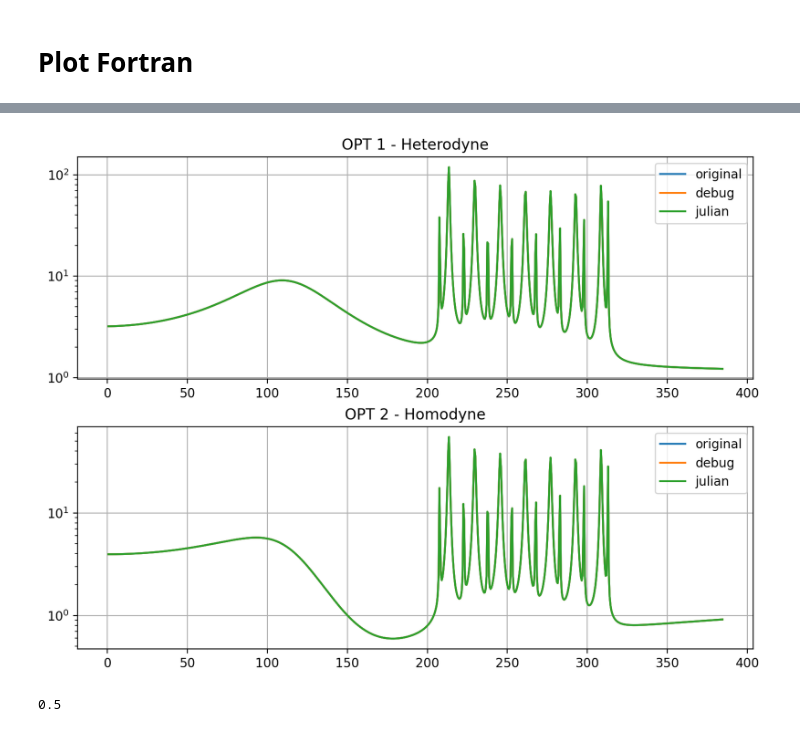
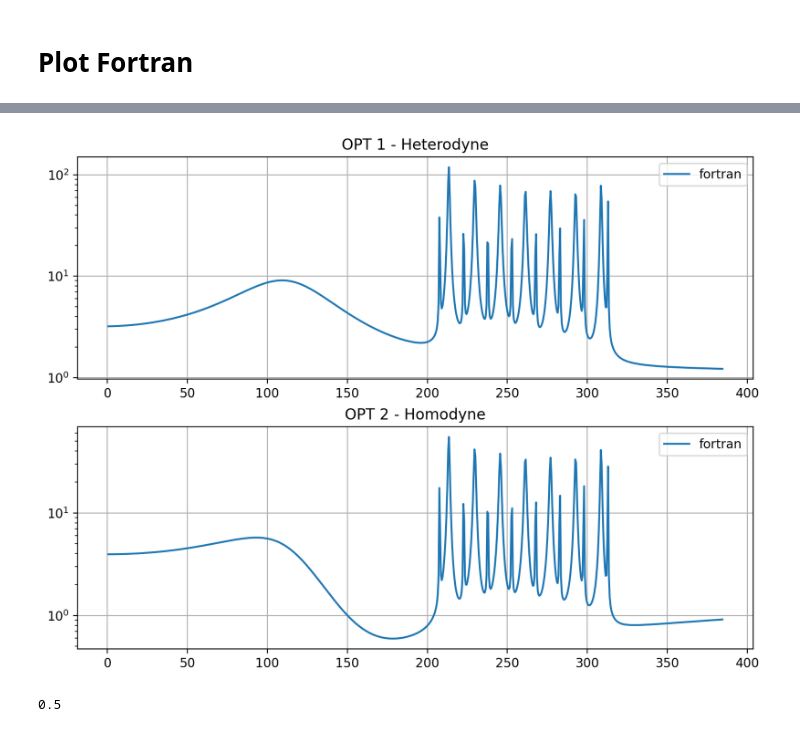
Before and after one commit to julianiacoponi/levisim, a Jupyter notebook: test_physics.ipynb, the cells around one changed output, grey strips where cells are left out. Drawn from its saved outputs; the diff is of its cells as text; code cells hidden in the pictures.

Commit message:
add fortran and .gitignore; remove __pycache__

```diff
--- a/test_physics.ipynb
+++ b/test_physics.ipynb
@@ -8,39 +8,23 @@ import matplotlib.pyplot as plt
 # NOTE: to get the data from this fortran scripts, run
 # gfortran -O2 -llapack NParticle.f90  3DEQRom.f90 ParametersNpair.f90 Suscept.f90 PSD.f90 NoiseVec2D.f90; ./a.out
 
-base_root = '/Users/julian/Documents/PhD/projects/2024-08 -- Multidimensional QLT/FORTRAN/CBM.Fortran-'
-root_original = base_root + 'ORIGINAL/'
-root_debug = base_root + 'DEBUG/'
-root_julian = base_root + 'JULIAN/'
+root = 'fortran/'
 
 plt.rcParams['figure.dpi'] = 200
 plt.rcParams['figure.figsize'] = (8, 6)
 
-roots = {
-    'original': root_original,
-    'debug': root_debug,
-    'julian': root_julian,
-}
-
-figsize = (10, 8)
-dpi = 300
 PSD_fig = plt.figure(layout='constrained', figsize=(8, 16))
 CBM_fig = plt.figure(layout='constrained')
 OPT_fig = plt.figure(layout='constrained')
 
-PSD_ax_dict = PSD_fig.subplot_mosaic(
-    [
-        # ['PSD_1', 'PSD_2'],
-        # ['PSD_3', 'PSD_4'],
-        # ['PSD_5', 'PSD_6'],
+PSD_ax_dict = PSD_fig.subplot_mosaic([
         ['PSD_1'],
         ['PSD_2'],
         ['PSD_3'],
         ['PSD_4'],
         ['PSD_5'],
         ['PSD_6'],
-    ],
-)
+])
 PSD_ax_1 = PSD_ax_dict['PSD_1']
 PSD_ax_2 = PSD_ax_dict['PSD_2']
 PSD_ax_3 = PSD_ax_dict['PSD_3']
@@ -62,41 +46,40 @@ OPT_ax_dict = OPT_fig.subplot_mosaic([
 OPT_ax_1 = OPT_ax_dict['OPT_1']
 OPT_ax_2 = OPT_ax_dict['OPT_2']
 
-for root_name, root in roots.items():
-    XYZ_file = root + 'FTanXYZ.dat'
-    CBM_file = root +'FTCBM.dat'
-    OPT_file = root + 'FTanOPT.dat'
+XYZ_file = root + 'FTanXYZ.dat'
+CBM_file = root +'FTCBM.dat'
+OPT_file = root + 'FTanOPT.dat'
 
-    xyz_data = np.loadtxt(XYZ_file)
-    cbm_data = np.loadtxt(CBM_file)
-    opt_data = np.loadtxt(OPT_file)
+xyz_data = np.loadtxt(XYZ_file)
+cbm_data = np.loadtxt(CBM_file)
+opt_data = np.loadtxt(OPT_file)
 
+root_name = 'fortran'
+PSD_ax_1.plot(xyz_data[:, 0], xyz_data[:, 1], label=root_name)
+PSD_ax_2.plot(xyz_data[:, 0], xyz_data[:, 2], label=root_name)
+PSD_ax_3.plot(xyz_data[:, 0], xyz_data[:, 3], label=root_name)
+PSD_ax_4.plot(xyz_data[:, 0], xyz_data[:, 4], label=root_name)
+PSD_ax_5.plot(xyz_data[:, 0], xyz_data[:, 5], label=root_name)
+PSD_ax_6.plot(xyz_data[:, 0], xyz_data[:, 6], label=root_name)
 
-    PSD_ax_1.plot(xyz_data[:, 0], xyz_data[:, 1], label=root_name)
-    PSD_ax_2.plot(xyz_data[:, 0], xyz_data[:, 2], label=root_name)
-    PSD_ax_3.plot(xyz_data[:, 0], xyz_data[:, 3], label=root_name)
-    PSD_ax_4.plot(xyz_data[:, 0], xyz_data[:, 4], label=root_name)
-    PSD_ax_5.plot(xyz_data[:, 0], xyz_data[:, 5], label=root_name)
-    PSD_ax_6.plot(xyz_data[:, 0], xyz_data[:, 6], label=root_name)
+CBM_ax_1.plot(cbm_data[:, 0], cbm_data[:, 1], label=root_name)
+CBM_ax_2.plot(cbm_data[:, 0], cbm_data[:, 2], label=root_name)
 
-    CBM_ax_1.plot(cbm_data[:, 0], cbm_data[:, 1], label=root_name)
-    CBM_ax_2.plot(cbm_data[:, 0], cbm_data[:, 2], label=root_name)
+OPT_ax_1.plot(opt_data[:, 0], opt_data[:, 1], label=root_name)
+OPT_ax_2.plot(opt_data[:, 0], opt_data[:, 2], label=root_name)
 
-    OPT_ax_1.plot(opt_data[:, 0], opt_data[:, 1], label=root_name)
-    OPT_ax_2.plot(opt_data[:, 0], opt_data[:, 2], label=root_name)
+PSD_ax_1.set_title('PSD X1')
+PSD_ax_2.set_title('PSD Y1')
+PSD_ax_3.set_title('PSD X2')
+PSD_ax_4.set_title('PSD Y2')
+PSD_ax_5.set_title('PSD X3')
+PSD_ax_6.set_title('PSD Y3')
 
-    PSD_ax_1.set_title('PSD X1')
-    PSD_ax_2.set_title('PSD Y1')
-    PSD_ax_3.set_title('PSD X2')
-    PSD_ax_4.set_title('PSD Y2')
-    PSD_ax_5.set_title('PSD X3')
-    PSD_ax_6.set_title('PSD Y3')
+CBM_ax_1.set_title('CBM 1')
+CBM_ax_2.set_title('CBM 2')
 
-    CBM_ax_1.set_title('CBM 1')
-    CBM_ax_2.set_title('CBM 2')
-
-    OPT_ax_1.set_title('OPT 1 - Heterodyne')
-    OPT_ax_2.set_title('OPT 2 - Homodyne')
+OPT_ax_1.set_title('OPT 1 - Heterodyne')
+OPT_ax_2.set_title('OPT 2 - Homodyne')
 
 for ax_dict in [PSD_ax_dict, CBM_ax_dict, OPT_ax_dict]:
     for ax in ax_dict.values():
@@ -111,4 +94,4 @@ plt.show()
-[figure, old version]
+[figure, new version]
 # %%
 # kHz step size of Fortran data
 xyz_data[:, 0][1] - xyz_data[:, 0][0]
```
Also changed, not shown: parts of 5 cells of this notebook, 35 other files.
